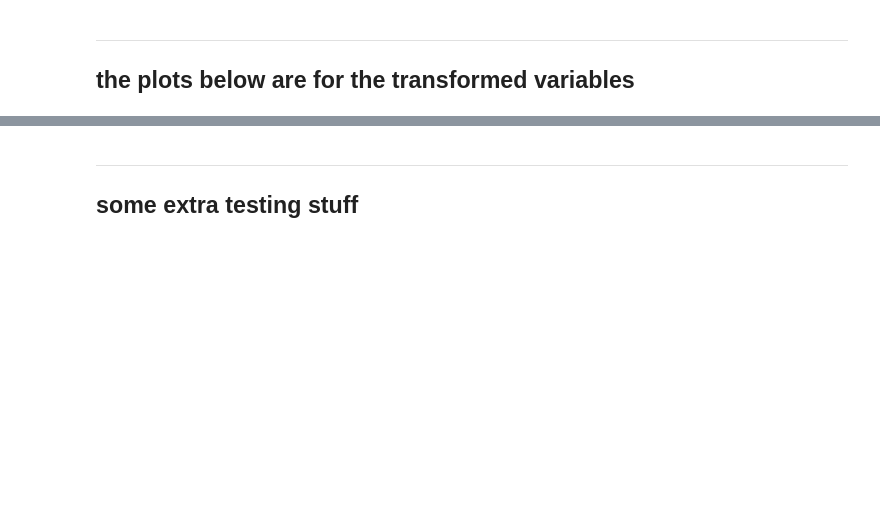
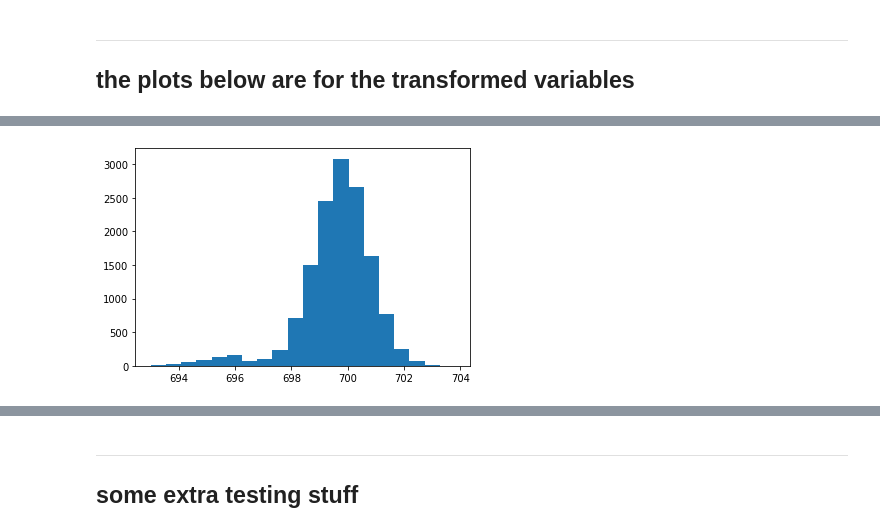
Before and after one commit to katiechambe/yellowCard, a Jupyter notebook: notebooks/mcmc_main.ipynb, the cells around one changed output, grey strips where cells are left out. Drawn from its saved outputs; the diff is of its cells as text; code cells hidden in the pictures; blank space fills up the shorter version.

```diff
--- a/notebooks/mcmc_main.ipynb
+++ b/notebooks/mcmc_main.ipynb
@@ -126,0 +178,6 @@ az.plot_pair(lookout);
+# %%
+blobs = sampler.get_blobs()
+plt.hist(np.ravel(blobs['sunToM31'][::10]),20)
+plt.show()
+# %% [output]
+[figure, added]
```
Also changed, not shown: parts of 15 cells of this notebook.
